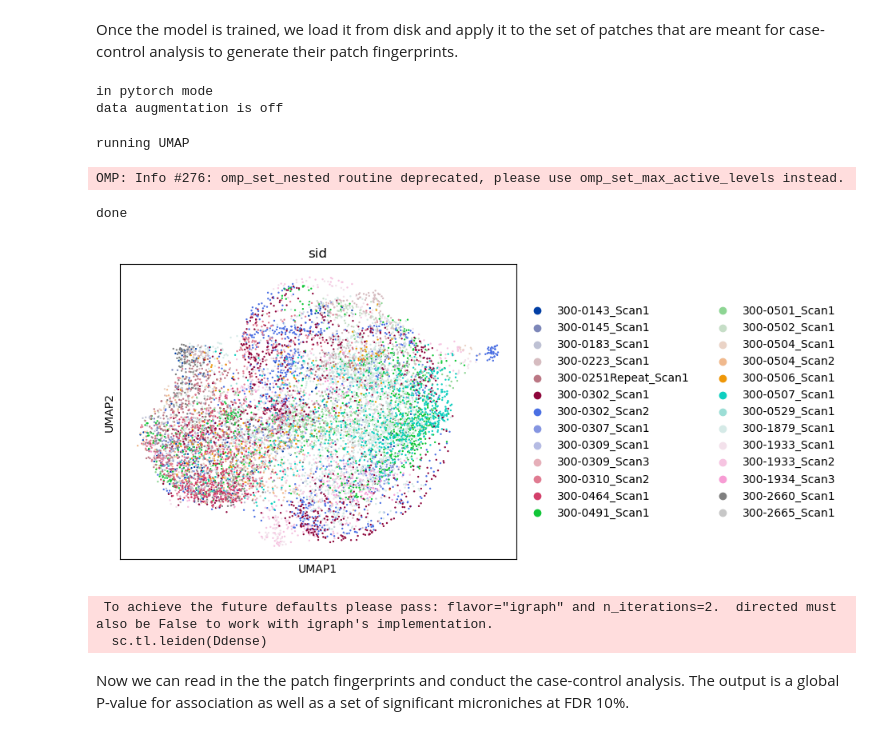
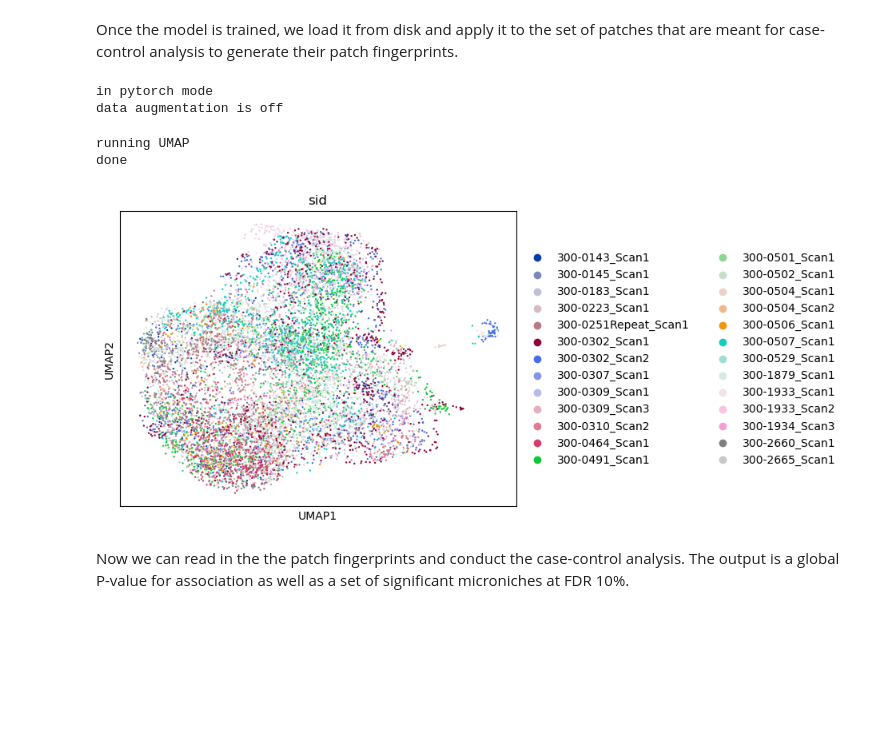
Before and after one commit to yakirr/vima, a Jupyter notebook: demo/demo.ipynb, the cells around one changed output. Drawn from its saved outputs; the diff is of its cells as text; code cells hidden in the pictures; blank space fills up the shorter version.

```diff
--- a/demo/demo.ipynb
+++ b/demo/demo.ipynb
@@ -170,7 +155,7 @@ def fname_parser(fname):
         'sid': fname
     }
 repname = 'pca_k=5_harmony'
-samples = vds.read_samples(f'RA/{repname}/*.nc', fname_parser)
+samples = vima.read_samples(f'RA/{repname}/*.nc', fname_parser)
 
 # read in and reformat sample metadata
 fullmeta = pd.read_csv('RA/metadata.csv').set_index('subject_id')[['CTAP']]
@@ -180,11 +165,11 @@ fullmeta['fstar'] = (fullmeta.CTAP == 'F') | (fullmeta.CTAP == 'T + F') | (fullm
 We now generate two sets of patches: one for training, and a smaller set of "high-quality" patches for the case-control analysis
 # %%
 # choose which patches to train on
-P = vdp.PatchCollection(samples)
+P = vima.PatchCollection(samples)
 print(len(P), 'patches')
 
 # choose which patches to do case/ctrl analysis on
-Pdense = vdp.PatchCollection(samples, max_frac_empty=0.2, sid_nums=P.sid_nums)
+Pdense = vima.PatchCollection(samples, max_frac_empty=0.2, sid_nums=P.sid_nums)
 print(len(Pdense), 'dense patches')
 
 # change samplemeta so that each row is a sample rather than a donor
@@ -204,8 +189,10 @@ data augmentation is off
 # %% [markdown]
 Now that we have the patches we can train the autoencoder and save an instance of the trained model.
 # %%
-model = ResnetVAE(P.nmarkers, P.nsamples)
+models = torch.nn.ModuleList([
+    vima.models.ResnetVAE(P.nmarkers, P.nsamples)
+    for _ in range(3)])
 
-model, losslogs = vt.train(model, P)
-torch.save(model.state_dict(), f'RA/_results/model.pt')
+log = vima.train(models, P)
+torch.save(models.state_dict(), f'RA/_results/models.pt')
 # %% [output]
@@ -217,24 +204,22 @@ epoch 20. best validation loss = 0.5929325222969055
 Once the model is trained, we load it from disk and apply it to the set of patches that are meant for case-control analysis to generate their patch fingerprints.
 # %%
 # load model
-model = ResnetVAE(P.nmarkers, P.nsamples)
-model.load_state_dict(torch.load(f'RA/_results/model.pt'))
+models = torch.nn.ModuleList([
+    vima.models.ResnetVAE(P.nmarkers, P.nsamples)
+    for _ in range(3)])
+models.load_state_dict(torch.load(f'RA/_results/models.pt'))
 
 # apply model and build umap
-Ddense = va.latentrep(model, Pdense)
+Ddense = vima.latentrep(models, Pdense)
 sc.pl.umap(Ddense, color='sid')
-sc.tl.leiden(Ddense)
 Ddense.uns['samplemeta'] = samplemeta
-# Ddense.write(f'RA/_results/fingerprints.h5ad')
+Ddense.write(f'RA/_results/fingerprints.h5ad')
 # %% [output]
 in pytorch mode
 data augmentation is off
 running UMAP
+done
-OMP: Info #276: omp_set_nested routine deprecated, please use omp_set_max_active_levels instead.
-done
-[figure, old version]
+[figure, new version]
- To achieve the future defaults please pass: flavor="igraph" and n_iterations=2.  directed must also be False to work with igraph's implementation.
-  sc.tl.leiden(Ddense)
 # %% [markdown]
 Now we can read in the the patch fingerprints and conduct the case-control analysis. The output is a global P-value for association as well as a set of significant microniches at FDR 10%.
 # %% [markdown]
```
Also changed, not shown: parts of 15 cells of this notebook, 2 other files.
